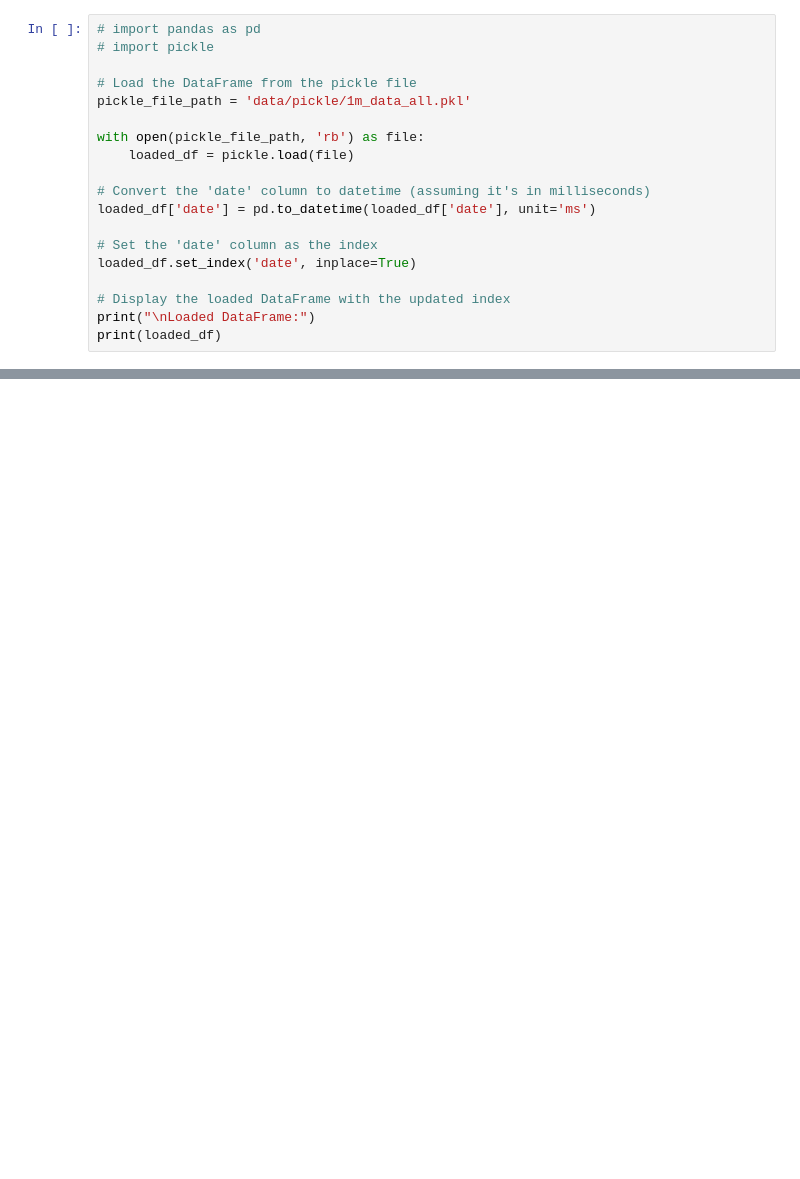
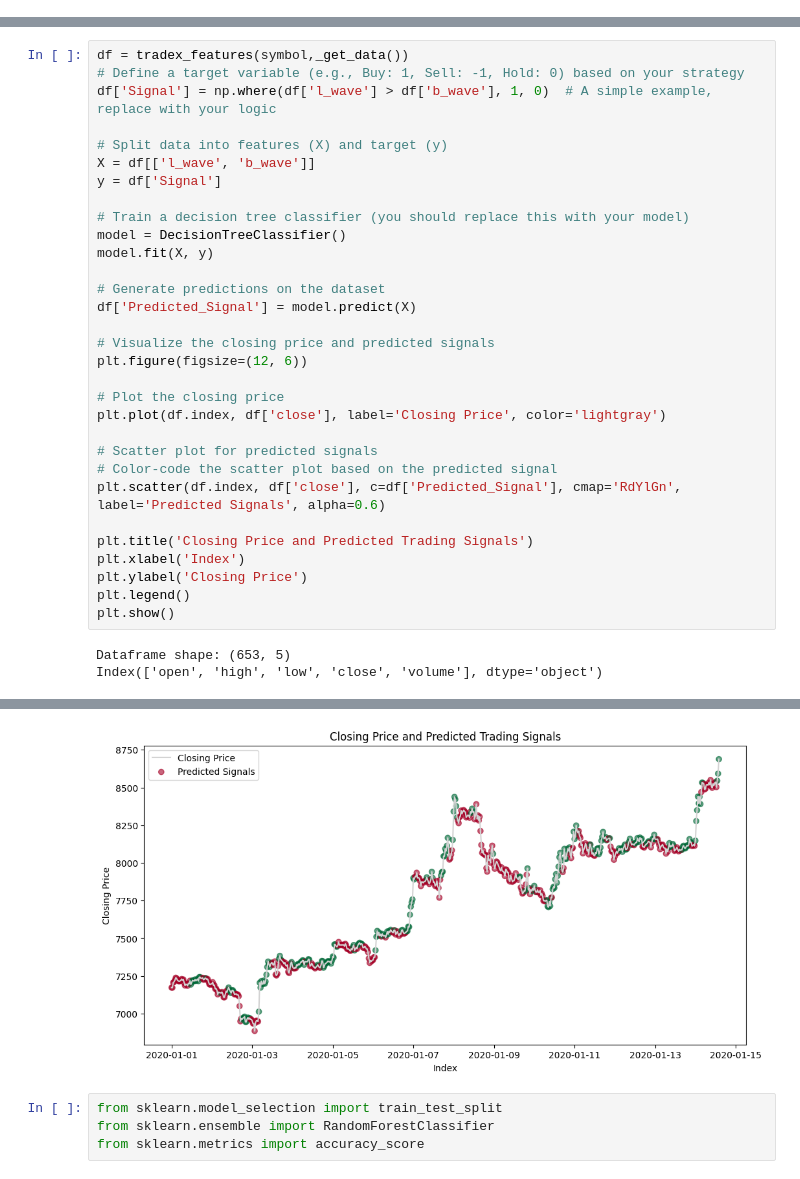
Before and after one commit to MaartenDMT/tradingApp, a Jupyter notebook: testname.ipynb, the cells around one changed output, grey strips where cells are left out. Saved outputs shown, nothing was run; the diff lists cells and outputs as text; blank space fills up the shorter version.

```diff
--- a/testname.ipynb
+++ b/testname.ipynb
@@ -65,19 +0,0 @@ print(loaded_df)
-# %%
-# import pandas as pd
-# import pickle
-
-# Load the DataFrame from the pickle file
-pickle_file_path = 'data/pickle/1m_data_all.pkl'
-
-with open(pickle_file_path, 'rb') as file:
-    loaded_df = pickle.load(file)
-
-# Convert the 'date' column to datetime (assuming it's in milliseconds)
-loaded_df['date'] = pd.to_datetime(loaded_df['date'], unit='ms')
-
-# Set the 'date' column as the index
-loaded_df.set_index('date', inplace=True)
-
-# Display the loaded DataFrame with the updated index
-print("\nLoaded DataFrame:")
-print(loaded_df)
@@ -181,0 +42,34 @@ date
+# %%
+df = tradex_features(symbol,_get_data())
+# Define a target variable (e.g., Buy: 1, Sell: -1, Hold: 0) based on your strategy
+df['Signal'] = np.where(df['l_wave'] > df['b_wave'], 1, 0)  # A simple example, replace with your logic
+
+# Split data into features (X) and target (y)
+X = df[['l_wave', 'b_wave']]
+y = df['Signal']
+
+# Train a decision tree classifier (you should replace this with your model)
+model = DecisionTreeClassifier()
+model.fit(X, y)
+
+# Generate predictions on the dataset
+df['Predicted_Signal'] = model.predict(X)
+
+# Visualize the closing price and predicted signals
+plt.figure(figsize=(12, 6))
+
+# Plot the closing price
+plt.plot(df.index, df['close'], label='Closing Price', color='lightgray')
+
+# Scatter plot for predicted signals
+# Color-code the scatter plot based on the predicted signal
+plt.scatter(df.index, df['close'], c=df['Predicted_Signal'], cmap='RdYlGn', label='Predicted Signals', alpha=0.6)
+
+plt.title('Closing Price and Predicted Trading Signals')
+plt.xlabel('Index')
+plt.ylabel('Closing Price')
+plt.legend()
+plt.show()
+# %% [output]
+Dataframe shape: (653, 5)
+Index(['open', 'high', 'low', 'close', 'volume'], dtype='object')
@@ -181,0 +93,5 @@ date
+[figure, added]
+# %%
+from sklearn.model_selection import train_test_split
+from sklearn.ensemble import RandomForestClassifier
+from sklearn.metrics import accuracy_score
```
Also changed, not shown: parts of 11 cells of this notebook, 51 other files.
